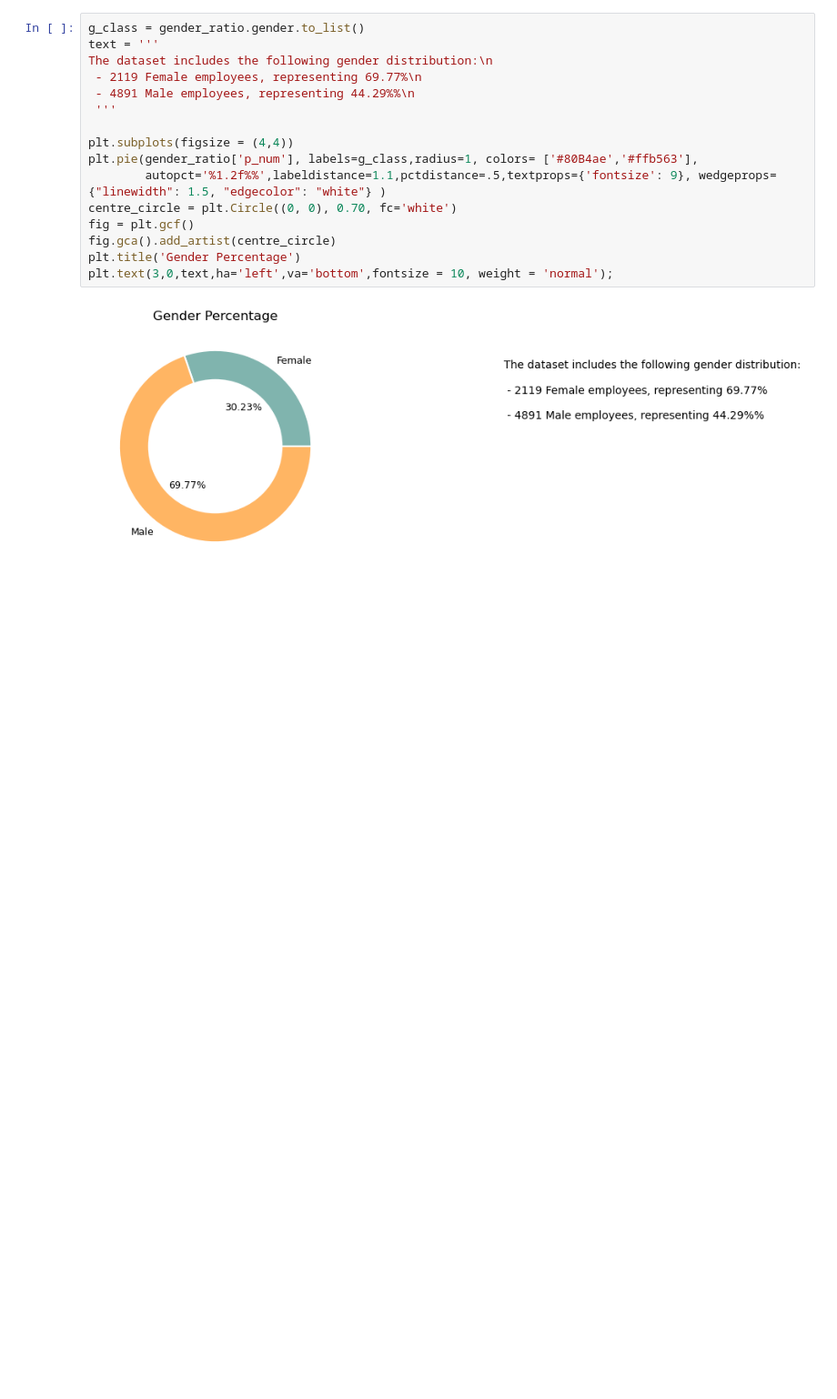
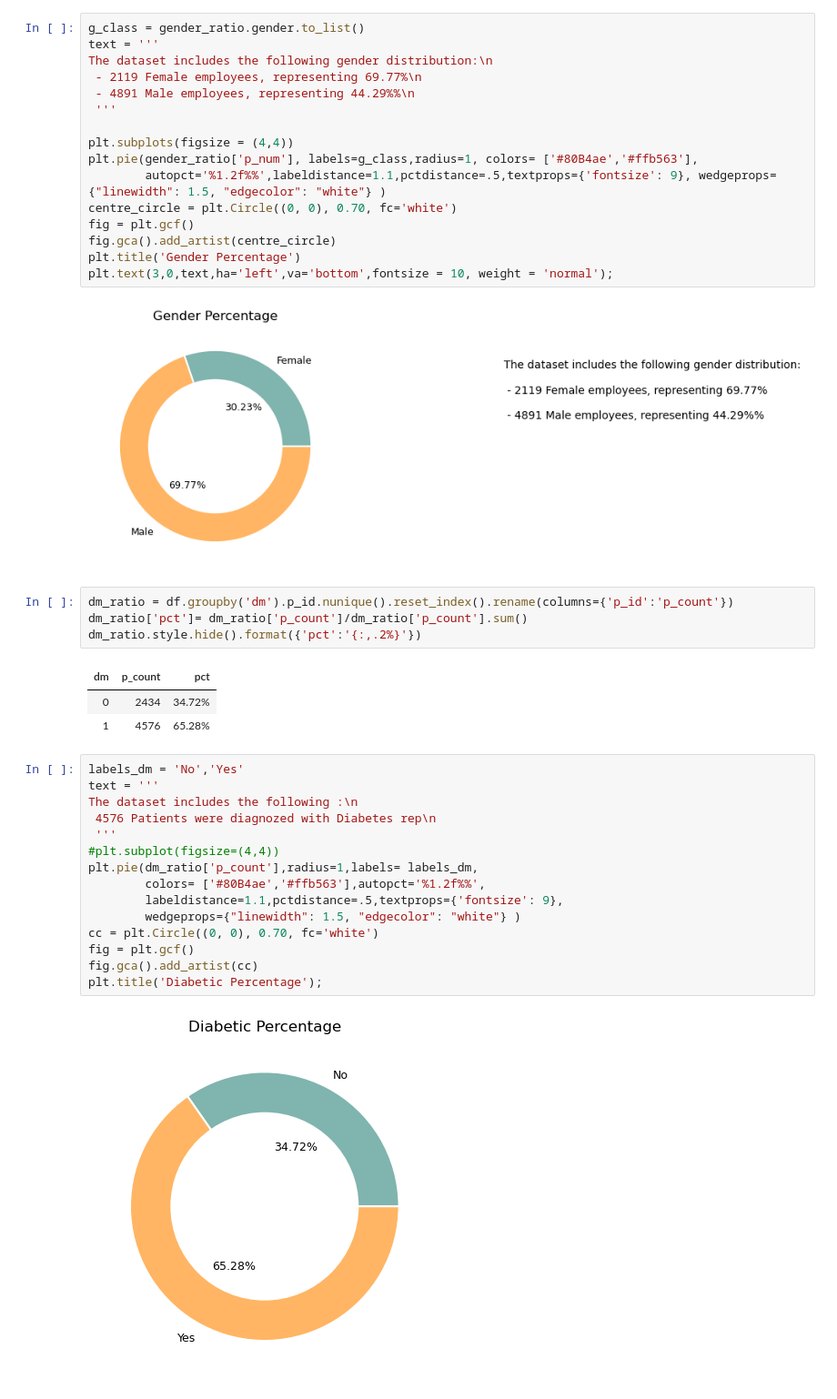
Before and after one commit to hend-a-ghafour/Heart_Attack_Risk_Analysis, a Jupyter notebook: Heart_Attack_Risk_Analysis.ipynb, the cells around one changed output. Shown: that part at 91% size. Cells and saved outputs as stored; diff of their text form; blank space fills up the shorter version.

```diff
--- a/Heart_Attack_Risk_Analysis.ipynb
+++ b/Heart_Attack_Risk_Analysis.ipynb
@@ -625,3 +625,28 @@ plt.title('Gender Percentage')
 plt.text(3,0,text,ha='left',va='bottom',fontsize = 10, weight = 'normal');
 # %% [output]
 [figure]
+# %%
+dm_ratio = df.groupby('dm').p_id.nunique().reset_index().rename(columns={'p_id':'p_count'})
+dm_ratio['pct']= dm_ratio['p_count']/dm_ratio['p_count'].sum()
+dm_ratio.style.hide().format({'pct':'{:,.2%}'})
+# %% [output]
+| dm | p_count | pct |
+| 0 | 2434 | 34.72% |
+| 1 | 4576 | 65.28% |
+# %%
+labels_dm = 'No','Yes'
+text = '''
+The dataset includes the following :\n
+ 4576 Patients were diagnozed with Diabetes rep\n
+ '''
+#plt.subplot(figsize=(4,4))
+plt.pie(dm_ratio['p_count'],radius=1,labels= labels_dm,
+        colors= ['#80B4ae','#ffb563'],autopct='%1.2f%%',
+        labeldistance=1.1,pctdistance=.5,textprops={'fontsize': 9},
+        wedgeprops={"linewidth": 1.5, "edgecolor": "white"} )
+cc = plt.Circle((0, 0), 0.70, fc='white')
+fig = plt.gcf()
+fig.gca().add_artist(cc)
+plt.title('Diabetic Percentage');
+# %% [output]
+[figure, added]
```
Also changed, not shown: parts of 1 cell of this notebook.
